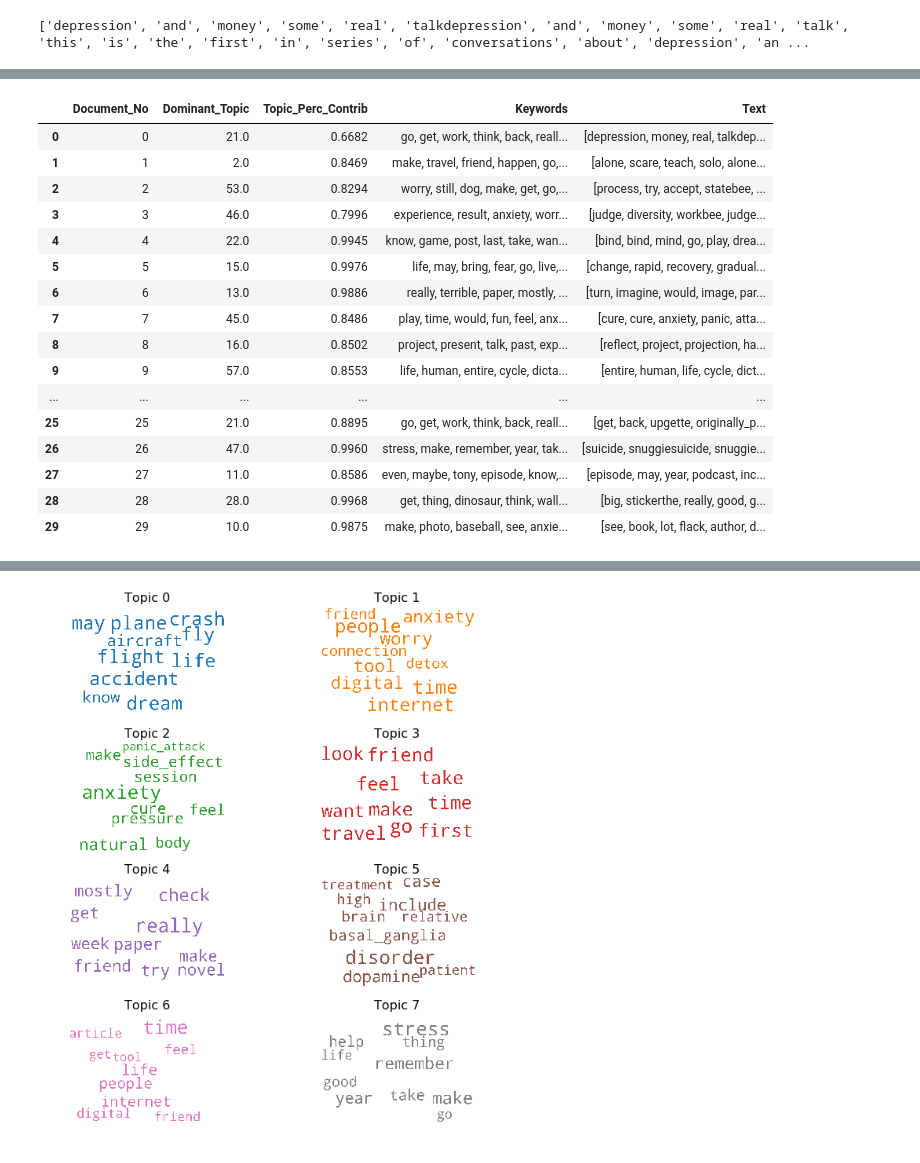
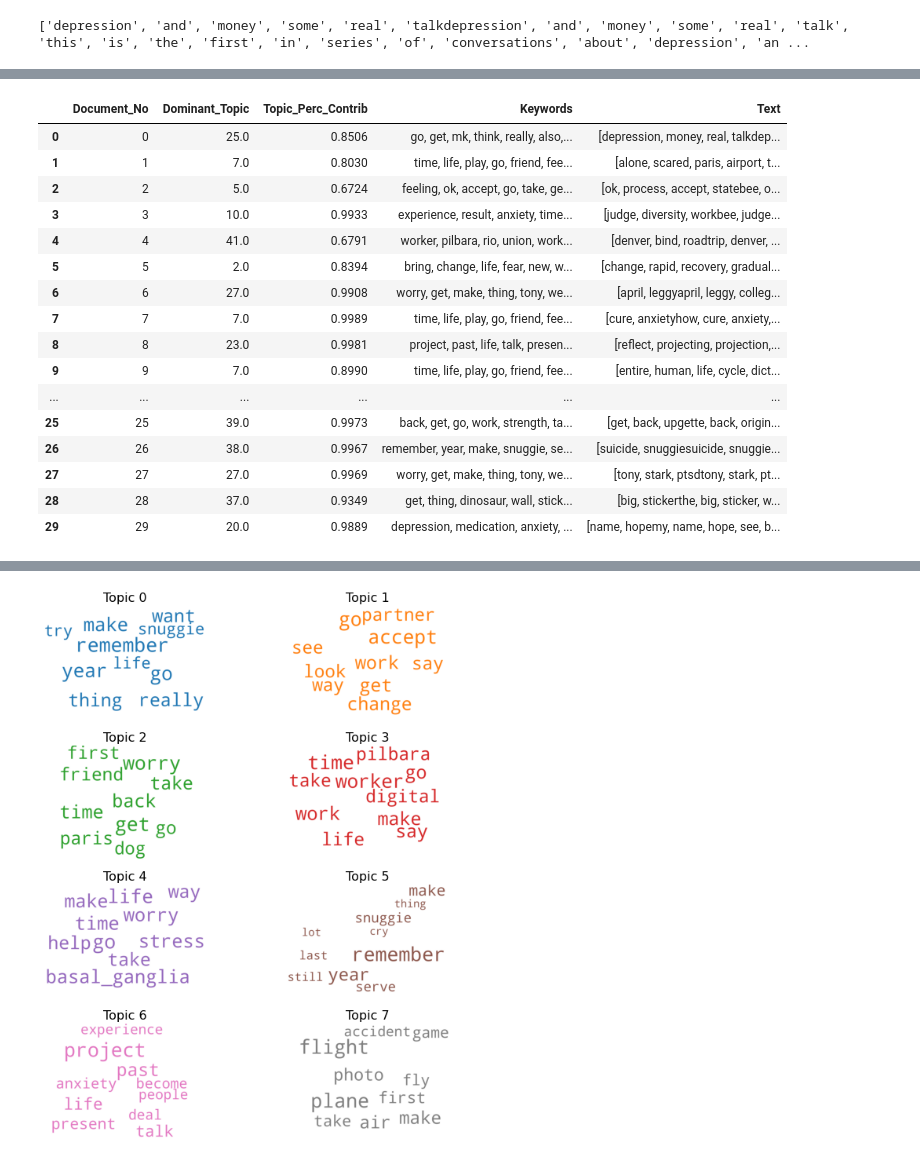
Before and after one commit to MoriZi/Topic_based_Gap_Analysis, a Jupyter notebook: Anxiety/Code/TopicModelingMedium/Topic_modelling_Medium2013.ipynb, the cells around one changed output, grey strips where cells are left out. Drawn from its saved outputs; the diff is of its cells as text; code cells hidden in the pictures.

Commit message:
Found optimal num topics for 2013, 2014

```diff
--- a/Anxiety/Code/TopicModelingMedium/Topic_modelling_Medium2013.ipynb
+++ b/Anxiety/Code/TopicModelingMedium/Topic_modelling_Medium2013.ipynb
@@ -30,7 +30,7 @@ stop_words = stopwords.words('english')
 stop_words.extend(['from', 'subject', 're', 'edu', 'use'])
 # %%
 #Load Dataset
-df=pd.read_csv('/home/smriti/Desktop/NLP/MITACS/Anxiety/Data/CSV/Medium/medium_text_2013.csv')
+df=pd.read_csv('/Users/mahika.p/OneDrive - Cornell University/Anxiety/Topic_based_Gap_Analysis/Anxiety/Data/CSV/medium_text_2013.csv')
 #getting rid of NaN
 df=df.replace(np.nan, '', regex=True)
 #Combining title and text
@@ -109,7 +105,7 @@ data_words_bigrams = make_bigrams(data_words_nostops)
 
 # Initialize spacy 'en' model, keeping only tagger component (for efficiency)
 # python3 -m spacy download en
-nlp = spacy.load('en', disable=['parser', 'ner'])
+nlp = spacy.load("en_core_web_sm")
 
 # Do lemmatization keeping only noun, adj, vb, adv
 data_lemmatized = lemmatization(data_words_bigrams, allowed_postags=['NOUN', 'ADJ', 'VERB', 'ADV'])
@@ -130,7 +126,7 @@ corpus = [id2word.doc2bow(text) for text in texts]
 # Build LDA model
 lda_model = gensim.models.ldamodel.LdaModel(corpus=corpus,
                                            id2word=id2word,
-                                           num_topics=60,
+                                           num_topics=44,
                                            random_state=100,
                                            update_every=1,
                                            chunksize=100,
@@ -213,22 +209,22 @@ df_dominant_topic.head()
 df_dominant_topic
 # %% [output]
 |  | Document_No | Dominant_Topic | Topic_Perc_Contrib | Keywords | Text |
-| 0 | 0 | 21.0 | 0.6682 | go, get, work, think, back, reall... | [depression, money, real, talkdep... |
-| 1 | 1 | 2.0 | 0.8469 | make, travel, friend, happen, go,... | [alone, scare, teach, solo, alone... |
-| 2 | 2 | 53.0 | 0.8294 | worry, still, dog, make, get, go,... | [process, try, accept, statebee, ... |
-| 3 | 3 | 46.0 | 0.7996 | experience, result, anxiety, worr... | [judge, diversity, workbee, judge... |
-| 4 | 4 | 22.0 | 0.9945 | know, game, post, last, take, wan... | [bind, bind, mind, go, play, drea... |
-| 5 | 5 | 15.0 | 0.9976 | life, may, bring, fear, go, live,... | [change, rapid, recovery, gradual... |
-| 6 | 6 | 13.0 | 0.9886 | really, terrible, paper, mostly, ... | [turn, imagine, would, image, par... |
-| 7 | 7 | 45.0 | 0.8486 | play, time, would, fun, feel, anx... | [cure, cure, anxiety, panic, atta... |
-| 8 | 8 | 16.0 | 0.8502 | project, present, talk, past, exp... | [reflect, project, projection, ha... |
-| 9 | 9 | 57.0 | 0.8553 | life, human, entire, cycle, dicta... | [entire, human, life, cycle, dict... |
+| 0 | 0 | 25.0 | 0.8506 | go, get, mk, think, really, also,... | [depression, money, real, talkdep... |
+| 1 | 1 | 7.0 | 0.8030 | time, life, play, go, friend, fee... | [alone, scared, paris, airport, t... |
+| 2 | 2 | 5.0 | 0.6724 | feeling, ok, accept, go, take, ge... | [ok, process, accept, statebee, o... |
+| 3 | 3 | 10.0 | 0.9933 | experience, result, anxiety, time... | [judge, diversity, workbee, judge... |
+| 4 | 4 | 41.0 | 0.6791 | worker, pilbara, rio, union, work... | [denver, bind, roadtrip, denver, ... |
+| 5 | 5 | 2.0 | 0.8394 | bring, change, life, fear, new, w... | [change, rapid, recovery, gradual... |
+| 6 | 6 | 27.0 | 0.9908 | worry, get, make, thing, tony, we... | [april, leggyapril, leggy, colleg... |
+| 7 | 7 | 7.0 | 0.9989 | time, life, play, go, friend, fee... | [cure, anxietyhow, cure, anxiety,... |
+| 8 | 8 | 23.0 | 0.9981 | project, past, life, talk, presen... | [reflect, projecting, projection,... |
+| 9 | 9 | 7.0 | 0.8990 | time, life, play, go, friend, fee... | [entire, human, life, cycle, dict... |
 | ... | ... | ... | ... | ... | ... |
-| 25 | 25 | 21.0 | 0.8895 | go, get, work, think, back, reall... | [get, back, upgette, originally_p... |
-| 26 | 26 | 47.0 | 0.9960 | stress, make, remember, year, tak... | [suicide, snuggiesuicide, snuggie... |
-| 27 | 27 | 11.0 | 0.8586 | even, maybe, tony, episode, know,... | [episode, may, year, podcast, inc... |
-| 28 | 28 | 28.0 | 0.9968 | get, thing, dinosaur, think, wall... | [big, stickerthe, really, good, g... |
-| 29 | 29 | 10.0 | 0.9875 | make, photo, baseball, see, anxie... | [see, book, lot, flack, author, d... |
+| 25 | 25 | 39.0 | 0.9973 | back, get, go, work, strength, ta... | [get, back, upgette, back, origin... |
+| 26 | 26 | 38.0 | 0.9967 | remember, year, make, snuggie, se... | [suicide, snuggiesuicide, snuggie... |
+| 27 | 27 | 27.0 | 0.9969 | worry, get, make, thing, tony, we... | [tony, stark, ptsdtony, stark, pt... |
+| 28 | 28 | 37.0 | 0.9349 | get, thing, dinosaur, wall, stick... | [big, stickerthe, big, sticker, w... |
+| 29 | 29 | 20.0 | 0.9889 | depression, medication, anxiety, ... | [name, hopemy, name, hope, see, b... |
 # %%
 doc_lens = [len(d) for d in df_dominant_topic.Text]
 
@@ -256,33 +252,33 @@ import matplotlib.colors as mcolors
 
 cols = [color for name, color in mcolors.TABLEAU_COLORS.items()]  # more colors: 'mcolors.XKCD_COLORS'
 
 cloud = WordCloud(stopwords=stop_words,
                   background_color='white',
                   width=2500,
                   height=1800,
-                  max_words=10,
+                  max_words=20,
                   colormap='tab10',
                   color_func=lambda *args, **kwargs: cols[i],
                   prefer_horizontal=1.0)
 
 topics = lda_model.show_topics(formatted=False)
 
 fig, axes = plt.subplots(4, 2, figsize=(10,10), sharex=True, sharey=True)
 
 for i, ax in enumerate(axes.flatten()):
     fig.add_subplot(ax)
     topic_words = dict(topics[i][1])
     cloud.generate_from_frequencies(topic_words, max_font_size=300)
     plt.gca().imshow(cloud)
     plt.gca().set_title('Topic ' + str(i), fontdict=dict(size=16))
     plt.gca().axis('off')
 
 
 plt.subplots_adjust(wspace=0, hspace=0)
 plt.axis('off')
 plt.margins(x=0, y=0)
 plt.tight_layout()
 plt.show()
 # %% [output]
-[figure, old version]
+[figure, new version]
 # %%
```
Also changed, not shown: parts of 9 cells of this notebook, 3 other files.
